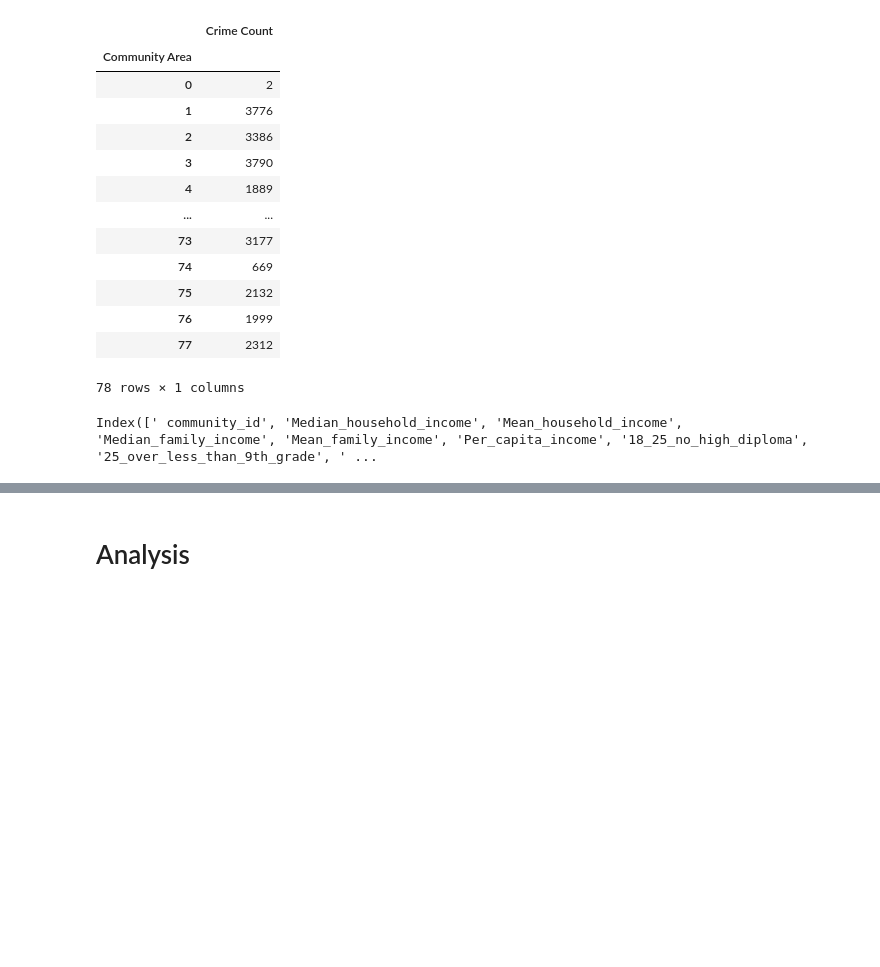
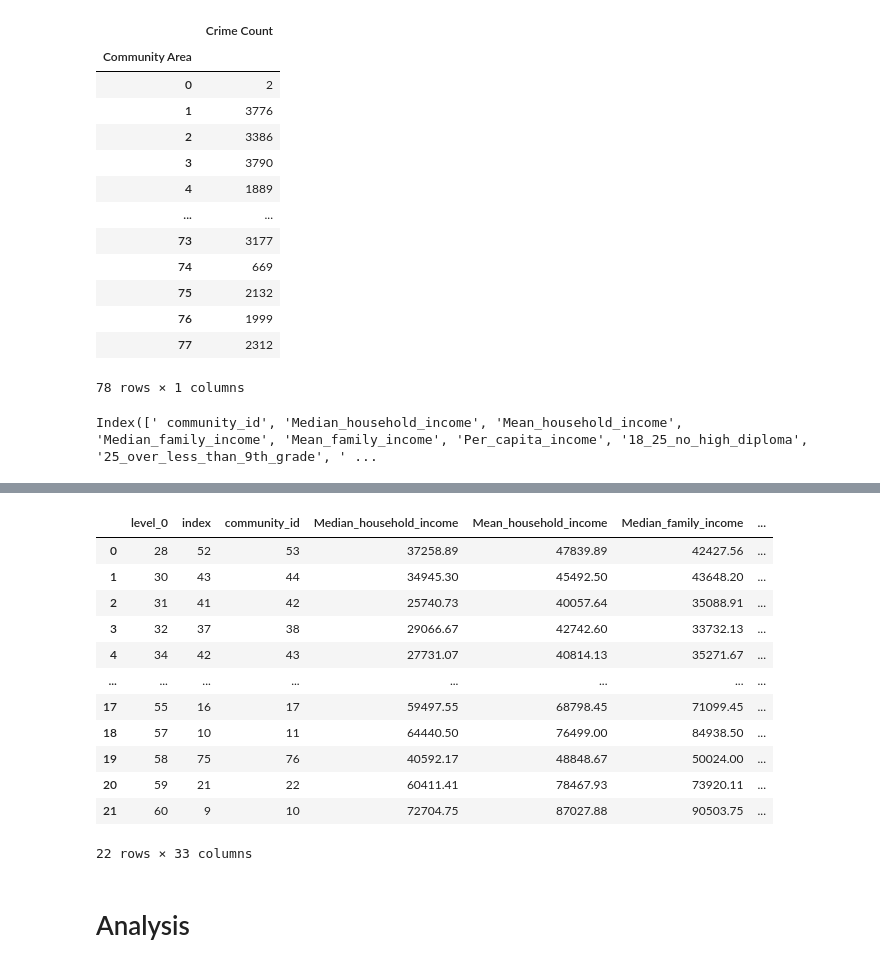
Before and after one commit to JennieQu/final_project_jennie_wisaam_hector, a Jupyter notebook: Pre_Analysis.ipynb, the cells around one changed output, grey strips where cells are left out. Saved outputs shown, nothing was run; the diff lists cells and outputs as text; code cells hidden in the pictures; blank space fills up the shorter version.

```diff
--- a/Pre_Analysis.ipynb
+++ b/Pre_Analysis.ipynb
@@ -488,2 +536,22 @@ all_data
+# %%
+mid_data_pre1 = all_data_pre[(all_data_pre['SES']>20) & (all_data_pre['SES']<=65) & (all_data_pre['Black_Prop']>0.70)]
+mid_data_pre2 = all_data_pre[(all_data_pre['SES']>20) & (all_data_pre['SES']<=65) & (all_data_pre['White_Prop']>0.70)]
+mid_data_pre = [mid_data_pre1, mid_data_pre2] #dataframe with only extremely disadvantaged communities
+mid_data_pre = pd.concat(mid_data_pre).reset_index()
+mid_data_pre #dataframe with low- & high-disadvantaged communities
+# %% [output]
+|  | level_0 | index | community_id | Median_household_income | Mean_household_income | Median_family_income | ... |
+| 0 | 28 | 52 | 53 | 37258.89 | 47839.89 | 42427.56 | ... |
+| 1 | 30 | 43 | 44 | 34945.30 | 45492.50 | 43648.20 | ... |
+| 2 | 31 | 41 | 42 | 25740.73 | 40057.64 | 35088.91 | ... |
+| 3 | 32 | 37 | 38 | 29066.67 | 42742.60 | 33732.13 | ... |
+| 4 | 34 | 42 | 43 | 27731.07 | 40814.13 | 35271.67 | ... |
+| ... | ... | ... | ... | ... | ... | ... | ... |
+| 17 | 55 | 16 | 17 | 59497.55 | 68798.45 | 71099.45 | ... |
+| 18 | 57 | 10 | 11 | 64440.50 | 76499.00 | 84938.50 | ... |
+| 19 | 58 | 75 | 76 | 40592.17 | 48848.67 | 50024.00 | ... |
+| 20 | 59 | 21 | 22 | 60411.41 | 78467.93 | 73920.11 | ... |
+| 21 | 60 | 9 | 10 | 72704.75 | 87027.88 | 90503.75 | ... |
+22 rows × 33 columns
 # %% [markdown]
 # Analysis
```
Also changed, not shown: parts of 6 cells of this notebook.
